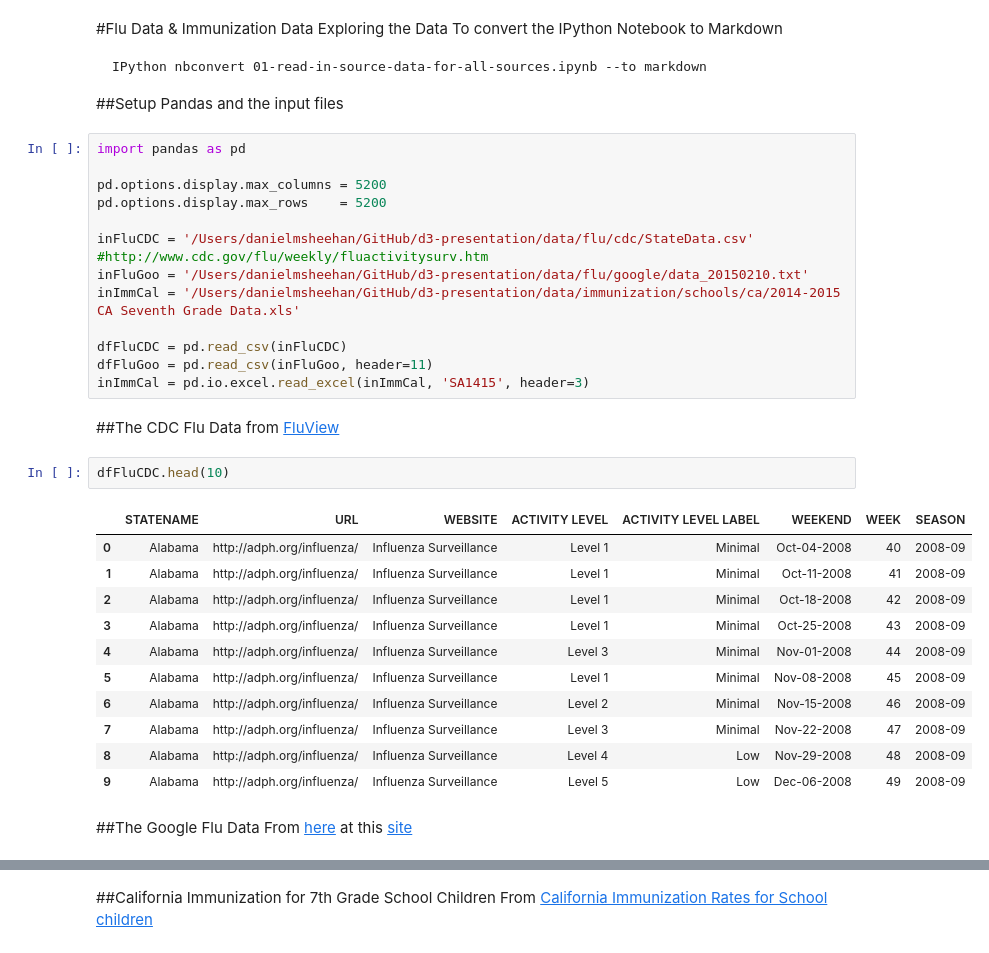
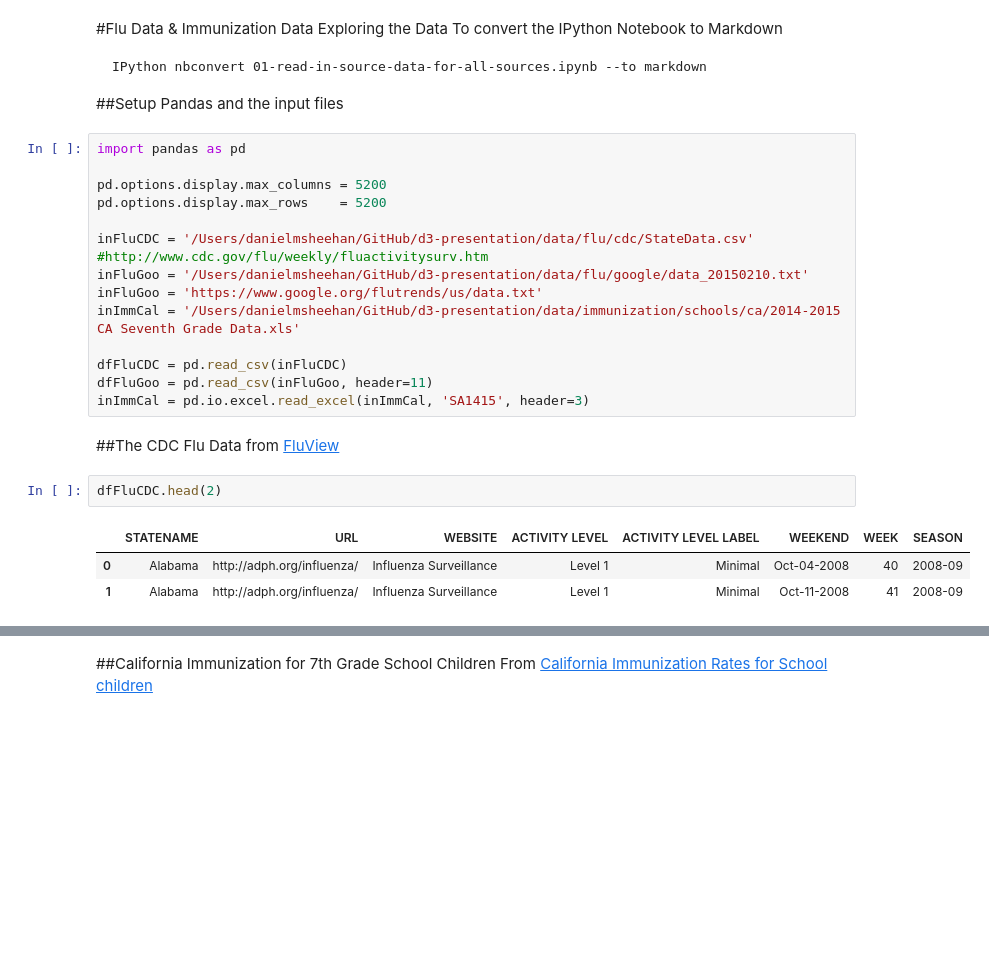
Before and after one commit to stat4701-edav-d3/d3-presentation, a Jupyter notebook: 01-read-in-source-data-for-all-sources.ipynb, the cells around one changed output, grey strips where cells are left out. Cells and saved outputs as stored; diff of their text form; blank space fills up the shorter version.

```diff
--- a/01-read-in-source-data-for-all-sources.ipynb
+++ b/01-read-in-source-data-for-all-sources.ipynb
@@ -13,6 +13,7 @@ pd.options.display.max_rows    = 5200
 
 inFluCDC = '/Users/danielmsheehan/GitHub/d3-presentation/data/flu/cdc/StateData.csv' #http://www.cdc.gov/flu/weekly/fluactivitysurv.htm
 inFluGoo = '/Users/danielmsheehan/GitHub/d3-presentation/data/flu/google/data_20150210.txt'
+inFluGoo = 'https://www.google.org/flutrends/us/data.txt'
 inImmCal = '/Users/danielmsheehan/GitHub/d3-presentation/data/immunization/schools/ca/2014-2015 CA Seventh Grade Data.xls'
 
 dfFluCDC = pd.read_csv(inFluCDC)
@@ -22,19 +23,8 @@ inImmCal = pd.io.excel.read_excel(inImmCal, 'SA1415', header=3)
 ##The CDC Flu Data
 from [FluView](http://gis.cdc.gov/grasp/fluview/main.html)
 # %%
-dfFluCDC.head(10)
+dfFluCDC.head(2)
 # %% [output]
 |  | STATENAME | URL | WEBSITE | ACTIVITY LEVEL | ACTIVITY LEVEL LABEL | WEEKEND | WEEK | SEASON |
 | 0 | Alabama | http://adph.org/influenza/ | Influenza Surveillance | Level 1 | Minimal | Oct-04-2008 | 40 | 2008-09 |
 | 1 | Alabama | http://adph.org/influenza/ | Influenza Surveillance | Level 1 | Minimal | Oct-11-2008 | 41 | 2008-09 |
-| 2 | Alabama | http://adph.org/influenza/ | Influenza Surveillance | Level 1 | Minimal | Oct-18-2008 | 42 | 2008-09 |
-| 3 | Alabama | http://adph.org/influenza/ | Influenza Surveillance | Level 1 | Minimal | Oct-25-2008 | 43 | 2008-09 |
-| 4 | Alabama | http://adph.org/influenza/ | Influenza Surveillance | Level 3 | Minimal | Nov-01-2008 | 44 | 2008-09 |
-| 5 | Alabama | http://adph.org/influenza/ | Influenza Surveillance | Level 1 | Minimal | Nov-08-2008 | 45 | 2008-09 |
-| 6 | Alabama | http://adph.org/influenza/ | Influenza Surveillance | Level 2 | Minimal | Nov-15-2008 | 46 | 2008-09 |
-| 7 | Alabama | http://adph.org/influenza/ | Influenza Surveillance | Level 3 | Minimal | Nov-22-2008 | 47 | 2008-09 |
-| 8 | Alabama | http://adph.org/influenza/ | Influenza Surveillance | Level 4 | Low | Nov-29-2008 | 48 | 2008-09 |
-| 9 | Alabama | http://adph.org/influenza/ | Influenza Surveillance | Level 5 | Low | Dec-06-2008 | 49 | 2008-09 |
-# %% [markdown]
-##The Google Flu Data
-From [here](https://www.google.org/flutrends/us/data.txt) at this [site](https://www.google.org/flutrends/us/#US)
```
Also changed, not shown: parts of 7 cells of this notebook, 12 other files.
